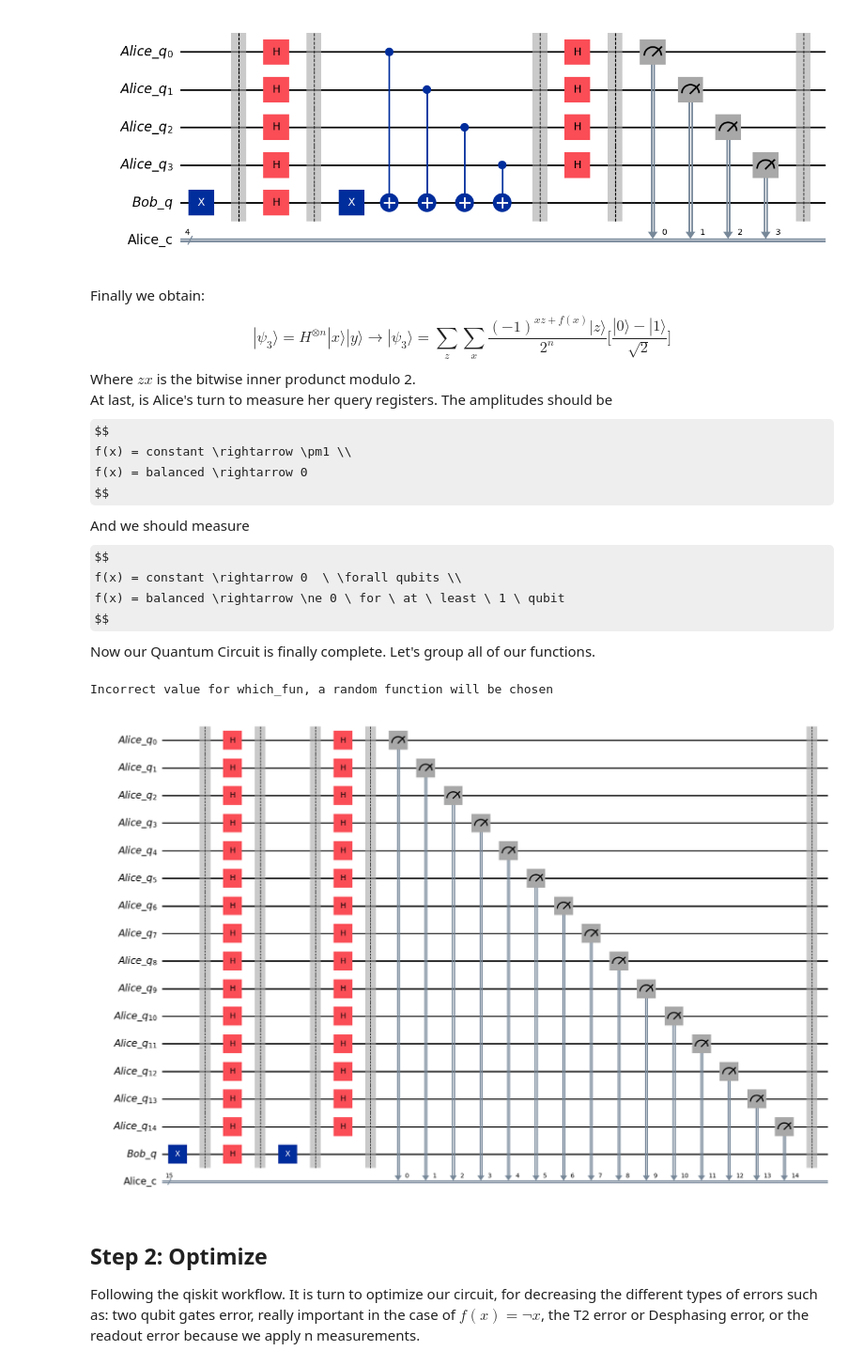
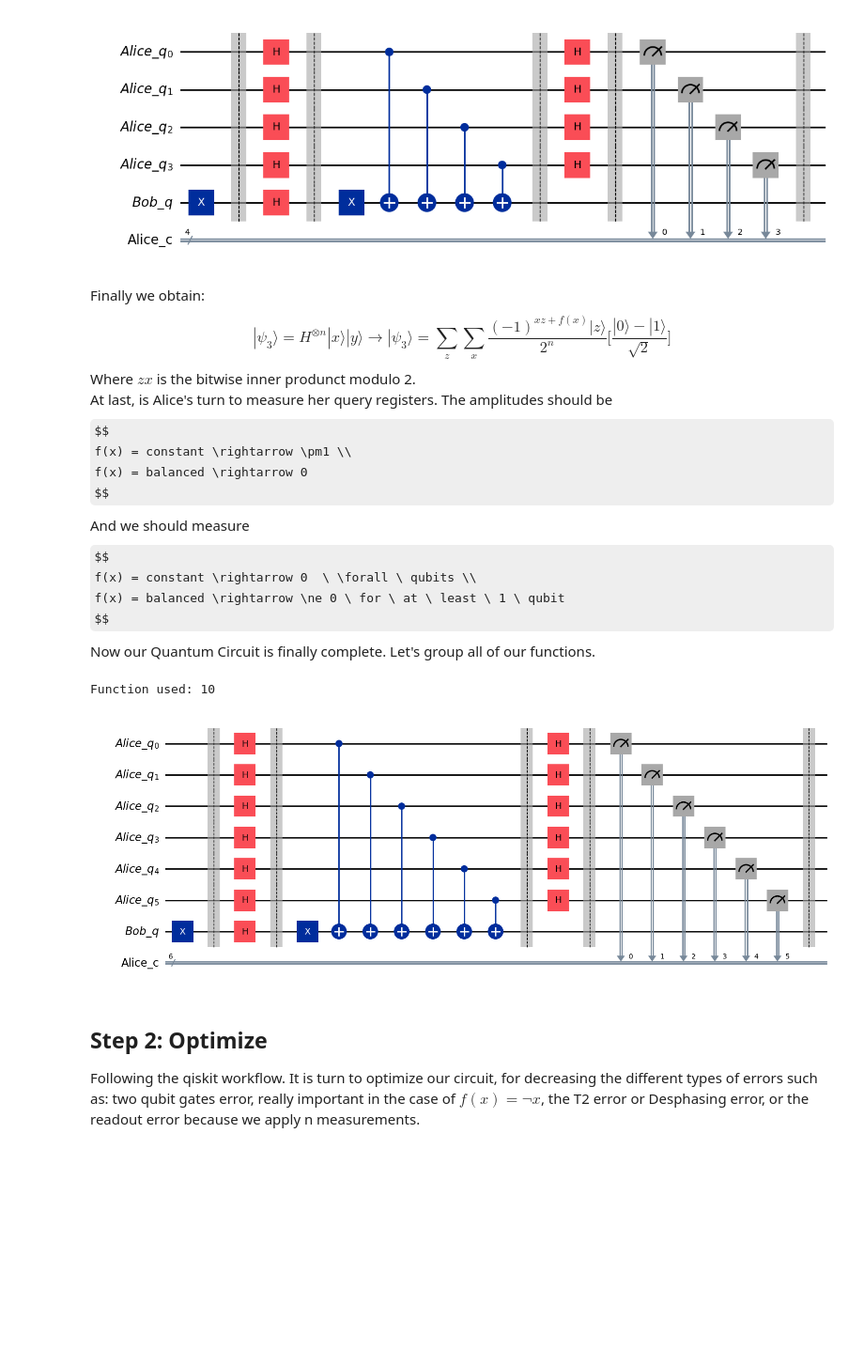
Before and after one commit to Javiifdez/Deutch-Jozsa, a Jupyter notebook: Implementation.ipynb, the cells around one changed output. Shown at 94% size. Saved outputs shown, nothing was run; the diff lists cells and outputs as text; code cells hidden in the pictures; some formulas as TeX source; blank space fills up the shorter version.

Commit message:
Start Step 3: ideal Aer execution
Deutsch–Jozsa: update output to include oracle type

```diff
--- a/Implementation.ipynb
+++ b/Implementation.ipynb
@@ -188,18 +188,8 @@ $$
 seed = 23
 random.seed(seed)
 # Which function we will use for one execution
-def choose_const_bal(n=None, n2=None) -> int:
-    if n is None:
-        n = random.random()
-    if n2 is None:
-        n2 = random.random()
-
-    if n <= 1/3:
-        return 0
-    elif n2 <= 1/2:
-        return 1
-    else:
-        return 2
+def choose_const_bal() -> int:
+    return random.choice([0, 1, 2])
 
 which_fun = choose_const_bal()
 print(which_fun)
@@ -299,12 +289,12 @@ f(x) = balanced \rightarrow 0
 $$
 And we should measure
 $$
-f(x) = constant \rightarrow 0  \ \forall qubits \\
+f(x) = constant \rightarrow 0  \ \forall \ qubits \\
 f(x) = balanced \rightarrow \ne 0 \ for \ at \ least \ 1 \ qubit
 $$
 Now our Quantum Circuit is finally complete. Let's group all of our functions.
 # %%
-def Deutsch_Jozsa_circuit(n:int,which_fun = choose_const_bal,balancer = None)-> QuantumCircuit:
+def Deutsch_Jozsa_circuit(n:int,which_fun = choose_const_bal,balancer = None)-> dict:
     if balancer is None:
         balancer = random.random()
     qc,alice_qr,alice_cr,bob_qr = psi_0(n)
@@ -315,21 +305,17 @@ def Deutsch_Jozsa_circuit(n:int,which_fun = choose_const_bal,balancer = None)->
         which_fun = choose_const_bal()
     qc = uf(qc,n,which_fun,alice_qr,bob_qr,balancer)
     qc = psi_3(qc,n,alice_qr,alice_cr,bob_qr)
-    return qc
+
+    return {"qc": qc, "function": which_fun, "balancer": balancer}
 # %%
-qc1 = Deutsch_Jozsa_circuit(n = 6, which_fun=10,balancer=0.7)
+dj_case1= Deutsch_Jozsa_circuit(n = 6, which_fun=10,balancer=0.7)
+qc1 = dj_case1["qc"]
+print("Function used:", dj_case1["function"])
 draw1 = qc1.draw('mpl')
-qc2 = Deutsch_Jozsa_circuit(n = 6, which_fun=10,balancer=0.3)
-draw2 = qc2.draw('mpl')
-qc3 = Deutsch_Jozsa_circuit(n = 15)
-draw3 = qc3.draw('mpl')
-# To visualize the circuits eliminate the # before the coments below
-#qc1.draw('mpl')
-#draw2
-draw3
+draw1
 # %% [output]
-Incorrect value for which_fun, a random function will be chosen
+Function used: 10
-[figure, old version]
+[figure, new version]
 # %% [markdown]
 ## Step 2: Optimize
 Following the qiskit workflow. It is turn to optimize our circuit, for decreasing the different types of errors such as: two qubit gates error, really important in the case of $ f(x) = \neg x$, the T2 error or Desphasing error, or the readout error because we apply n measurements.
```
Also changed, not shown: parts of 8 cells of this notebook.
